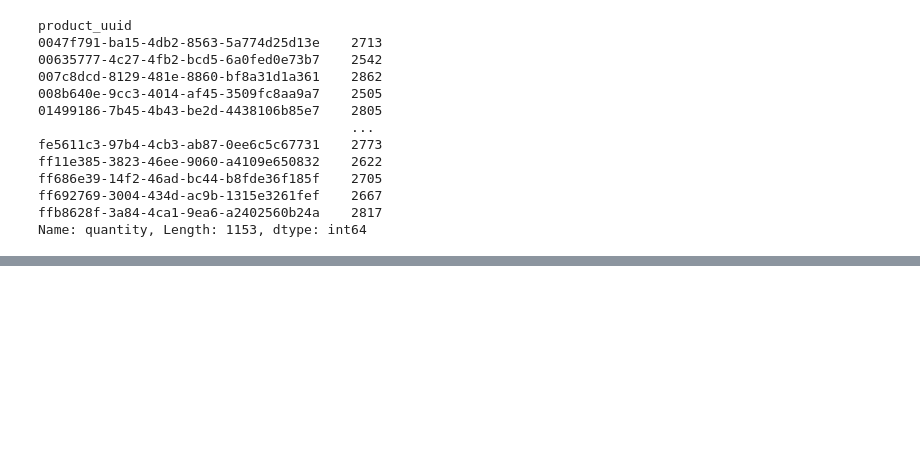
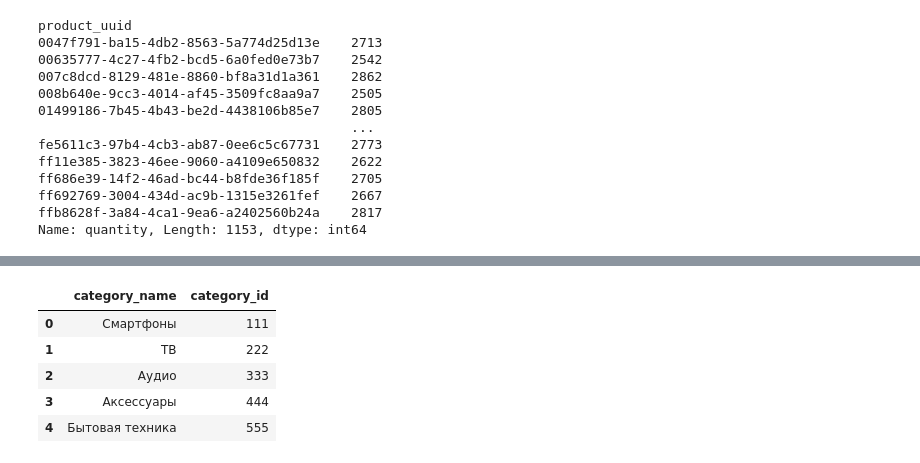
Before and after one commit to Putinka1993/notes, a Jupyter notebook: jupyter notebook/Konstantin.ipynb, the cells around one changed output, grey strips where cells are left out. Drawn from its saved outputs; the diff is of its cells as text; code cells hidden in the pictures; blank space fills up the shorter version.

```diff
--- a/jupyter notebook/Konstantin.ipynb
+++ b/jupyter notebook/Konstantin.ipynb
@@ -574,0 +607,9 @@ Name: quantity, Length: 1153, dtype: int64
+# %%
+categories.head()
+# %% [output]
+|  | category_name | category_id |
+| 0 | Смартфоны | 111 |
+| 1 | ТВ | 222 |
+| 2 | Аудио | 333 |
+| 3 | Аксессуары | 444 |
+| 4 | Бытовая техника | 555 |
```
Also changed, not shown: parts of 4 cells of this notebook.
